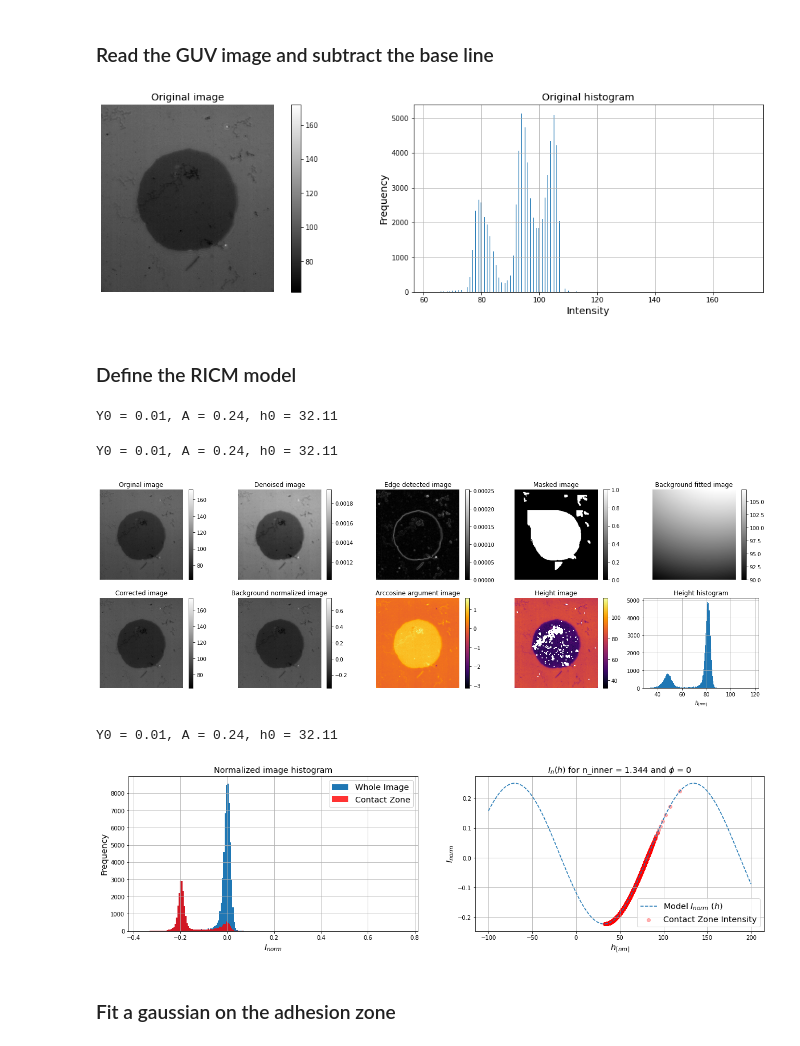
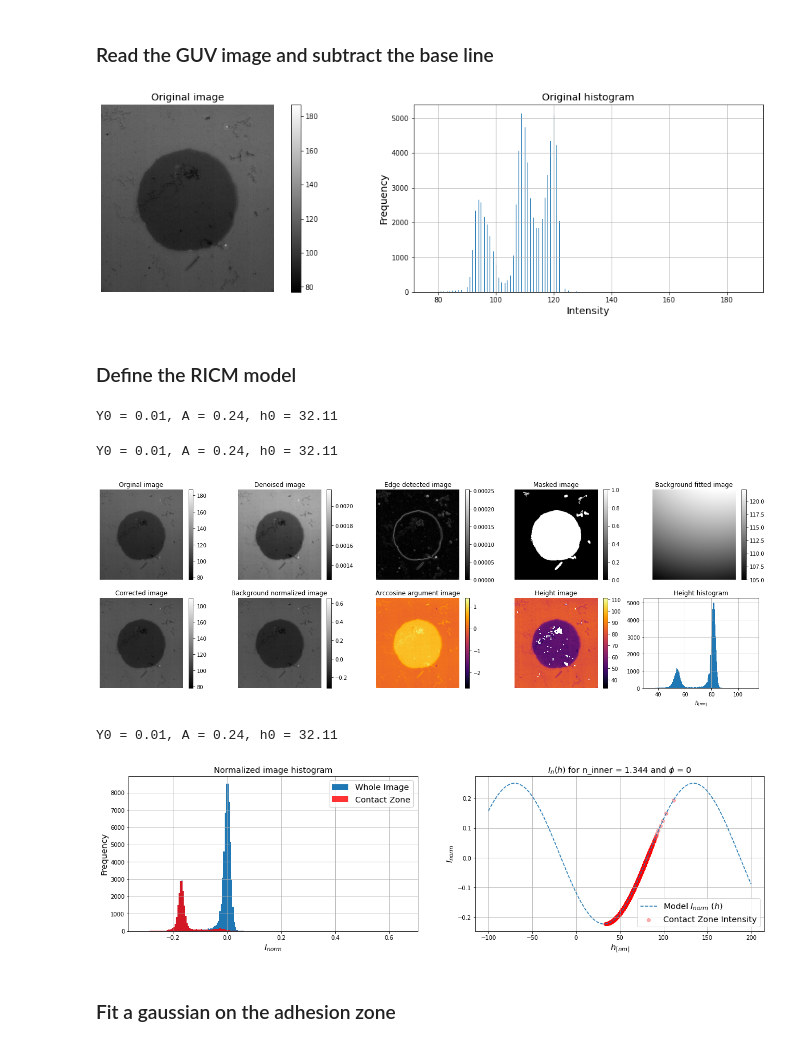
Before and after one commit to ahmed344/Membrane-Topography, a Jupyter notebook: Height_map_Ecad.ipynb, the cells around one changed output. Cells and saved outputs as stored; diff of their text form; code cells hidden in the pictures.

```diff
--- a/Height_map_Ecad.ipynb
+++ b/Height_map_Ecad.ipynb
@@ -50,7 +36,7 @@ plt.grid();
 img = io.imread(f"Data/{experiment}/data/{object_img}.tif")
 
 # Subtract the base line
-img = img - 325
+img = img - 310
 
 # display the image and it's histogram
 plt.figure(figsize=(20,5))
@@ -69,7 +55,7 @@ plt.hist(img.ravel(), bins = 500)
 #plt.xlim(0,3000)
 plt.grid();
 # %% [output]
-[figure, old version]
+[figure, new version]
 # %% [markdown]
 ### Define the RICM model
 # %%
@@ -77,7 +63,7 @@ plt.grid();
 h = np.linspace(-100, 200, 600)
 
 # Define the RICM class with certain n_inner
-ricm = RICM(img, n_inner=1.344, p=0, hole=2)
+ricm = RICM(img, n_inner=1.344, p=0, hole=3)
 
 # Display the way to the RICM height mapping step by step
 ricm.show_summary()
@@ -100,36 +86,36 @@ for i in range(img.shape[0]):
 i_norm_img = np.array(i_norm_img)
 h_img = np.array(h_img)
 
 # Normalized image
 plt.figure(figsize=(20,5))
 
 # The histogram of the normalized image
 plt.subplot(121)
 plt.hist(ricm.background_normalization().ravel(), bins=200, label='Whole Image')
 plt.hist(i_norm_img.ravel(), bins=200, color='r', alpha=0.8, label='Contact Zone')
 plt.title('Normalized image histogram', fontsize='x-large')
 plt.xlabel('$I_{norm}$', fontsize='x-large')
 plt.ylabel('Frequency', fontsize='x-large')
 plt.legend(fontsize='x-large')
 plt.grid()
 
 plt.subplot(122)
 plt.plot(h, ricm.i5_norm(h), '--', label = 'Model $I_{norm}\ (h)$')
 plt.scatter(h_img, i_norm_img, color = 'r', alpha = 0.3, label = 'Contact Zone Intensity')
 plt.title(f'$I_n(h)$ for n_inner = {ricm.n_inner} and $\phi$ = {ricm.p}', fontsize='x-large')
 plt.xlabel('$h_{[nm]}$', fontsize='x-large')
 plt.ylabel('$I_{norm}$', fontsize='x-large')
 plt.legend(fontsize='x-large')
 plt.grid()
 
 # Show the results
 plt.show()
 # %% [output]
 Y0 = 0.01, A = 0.24, h0 = 32.11
 Y0 = 0.01, A = 0.24, h0 = 32.11
-[figure, old version]
+[figure, new version]
 Y0 = 0.01, A = 0.24, h0 = 32.11
-[figure, old version]
+[figure, new version]
 # %% [markdown]
 ### Fit a gaussian on the adhesion zone
 # %%
```
Also changed, not shown: parts of 4 cells of this notebook, 1 other file.
